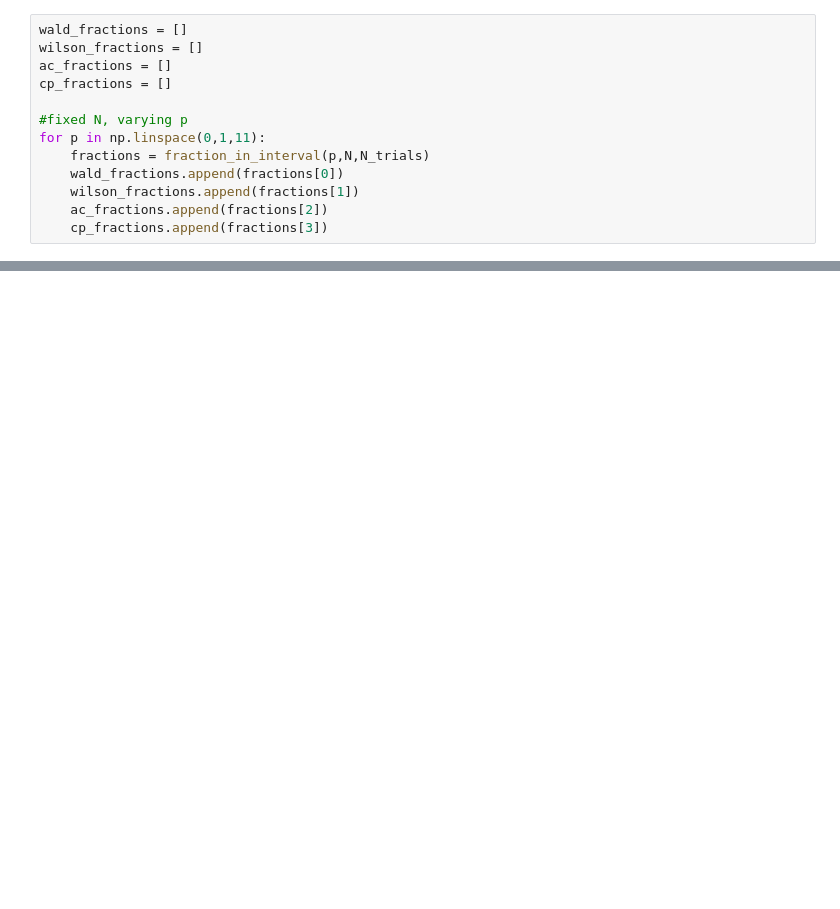
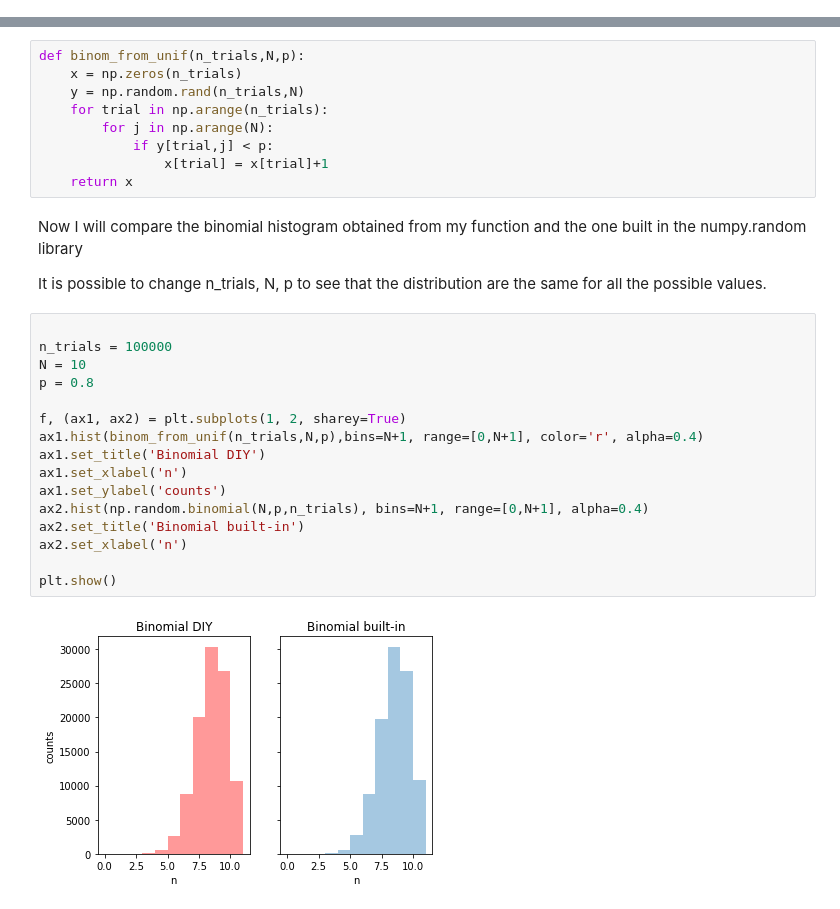
Before and after one commit to irenecortinovis/stats_coverage_binomial, a Jupyter notebook: Frequentist_coverage_study.ipynb, the cells around one changed output, grey strips where cells are left out. Saved outputs shown, nothing was run; the diff lists cells and outputs as text; blank space fills up the shorter version.

```diff
--- a/Frequentist_coverage_study.ipynb
+++ b/Frequentist_coverage_study.ipynb
@@ -308,13 +0,0 @@ def fraction_in_interval(p,N,N_trials):
-# %%
-wald_fractions = []
-wilson_fractions = []
-ac_fractions = []
-cp_fractions = []
-
-#fixed N, varying p
-for p in np.linspace(0,1,11):
-    fractions = fraction_in_interval(p,N,N_trials)
-    wald_fractions.append(fractions[0])
-    wilson_fractions.append(fractions[1])
-    ac_fractions.append(fractions[2])
-    cp_fractions.append(fractions[3])
@@ -475,0 +48,31 @@ plt.show()
+# %%
+def binom_from_unif(n_trials,N,p):
+    x = np.zeros(n_trials)
+    y = np.random.rand(n_trials,N)
+    for trial in np.arange(n_trials):
+        for j in np.arange(N):
+            if y[trial,j] < p:
+                x[trial] = x[trial]+1
+    return x
+# %% [markdown]
+Now I will compare the binomial histogram obtained from my function and the one built in the numpy.random library
+
+It is possible to change n_trials, N, p to see that the distribution are the same for all the possible values.
+# %%
+
+n_trials = 100000
+N = 10
+p = 0.8
+
+f, (ax1, ax2) = plt.subplots(1, 2, sharey=True)
+ax1.hist(binom_from_unif(n_trials,N,p),bins=N+1, range=[0,N+1], color='r', alpha=0.4)
+ax1.set_title('Binomial DIY')
+ax1.set_xlabel('n')
+ax1.set_ylabel('counts')
+ax2.hist(np.random.binomial(N,p,n_trials), bins=N+1, range=[0,N+1], alpha=0.4)
+ax2.set_title('Binomial built-in')
+ax2.set_xlabel('n')
+
+plt.show()
+# %% [output]
+[figure, added]
```
Also changed, not shown: parts of 57 cells of this notebook.
